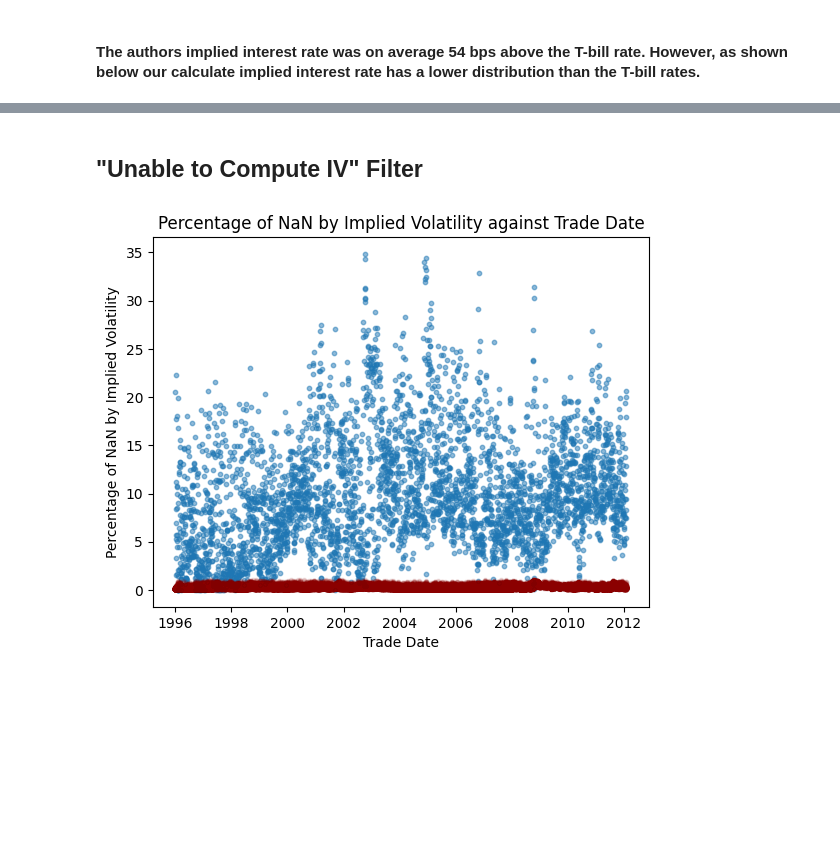
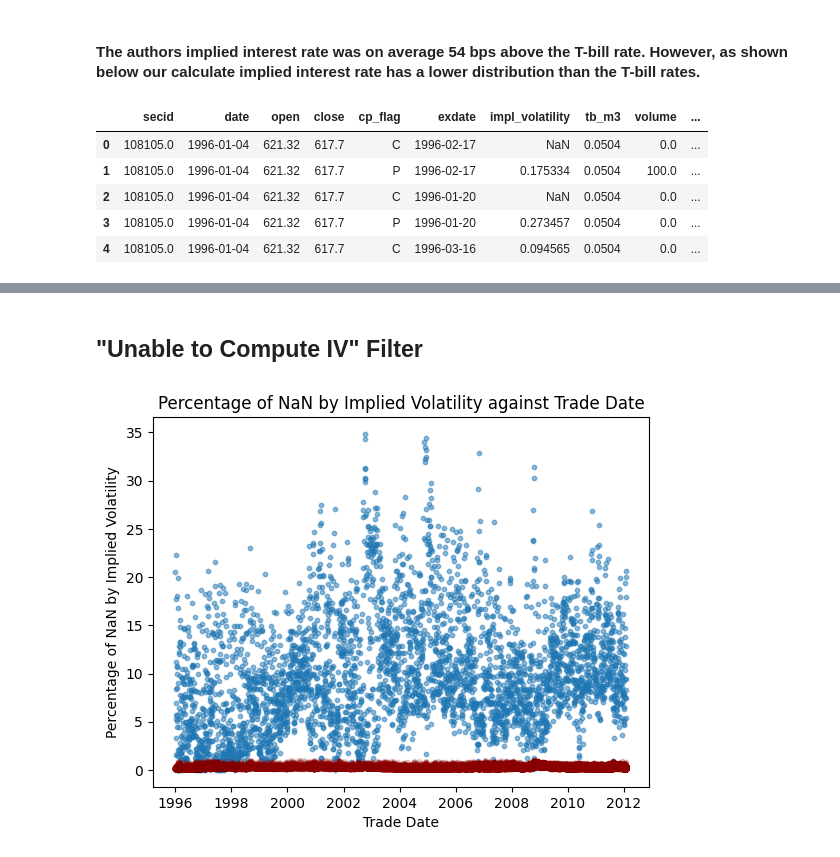
Before and after one commit to harrypandas/finm-32900_final_project, a Jupyter notebook: notebooks/03_Level02_Filters.ipynb, the cells around one changed output, grey strips where cells are left out. Cells and saved outputs as stored; diff of their text form; code cells hidden in the pictures; blank space fills up the shorter version.

```diff
--- a/notebooks/03_Level02_Filters.ipynb
+++ b/notebooks/03_Level02_Filters.ipynb
@@ -272,5 +273,14 @@ optm_l2_int = f2.filter_implied_interest_rate(optm_l2_mny)
 # %% [markdown]
 #### The authors implied interest rate was on average 54 bps above the T-bill rate. However, as shown below our calculate implied interest rate has a lower distribution than the T-bill rates.
+# %%
+optm_l2_int.head()
+# %% [output]
+|  | secid | date | open | close | cp_flag | exdate | impl_volatility | tb_m3 | volume | ... |
+| 0 | 108105.0 | 1996-01-04 | 621.32 | 617.7 | C | 1996-02-17 | NaN | 0.0504 | 0.0 | ... |
+| 1 | 108105.0 | 1996-01-04 | 621.32 | 617.7 | P | 1996-02-17 | 0.175334 | 0.0504 | 100.0 | ... |
+| 2 | 108105.0 | 1996-01-04 | 621.32 | 617.7 | C | 1996-01-20 | NaN | 0.0504 | 0.0 | ... |
+| 3 | 108105.0 | 1996-01-04 | 621.32 | 617.7 | P | 1996-01-20 | 0.273457 | 0.0504 | 0.0 | ... |
+| 4 | 108105.0 | 1996-01-04 | 621.32 | 617.7 | C | 1996-03-16 | 0.094565 | 0.0504 | 0.0 | ... |
 # %%
 fig, axes = plt.subplots(1, 2, figsize=(10, 4))
 
```
Also changed, not shown: parts of 7 cells of this notebook, 1 other file.
